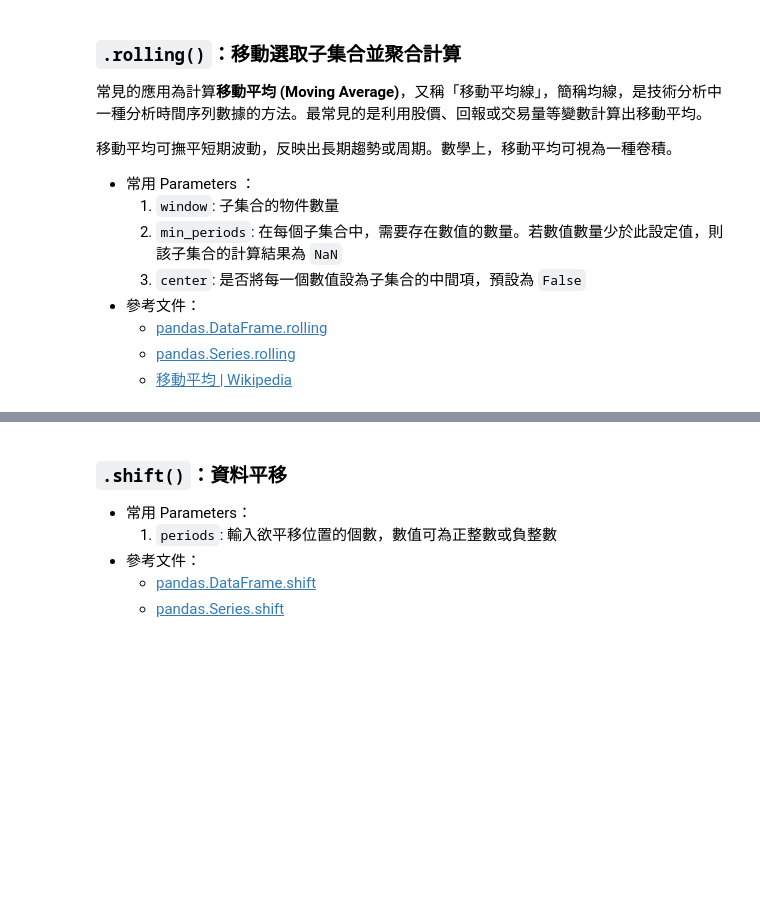
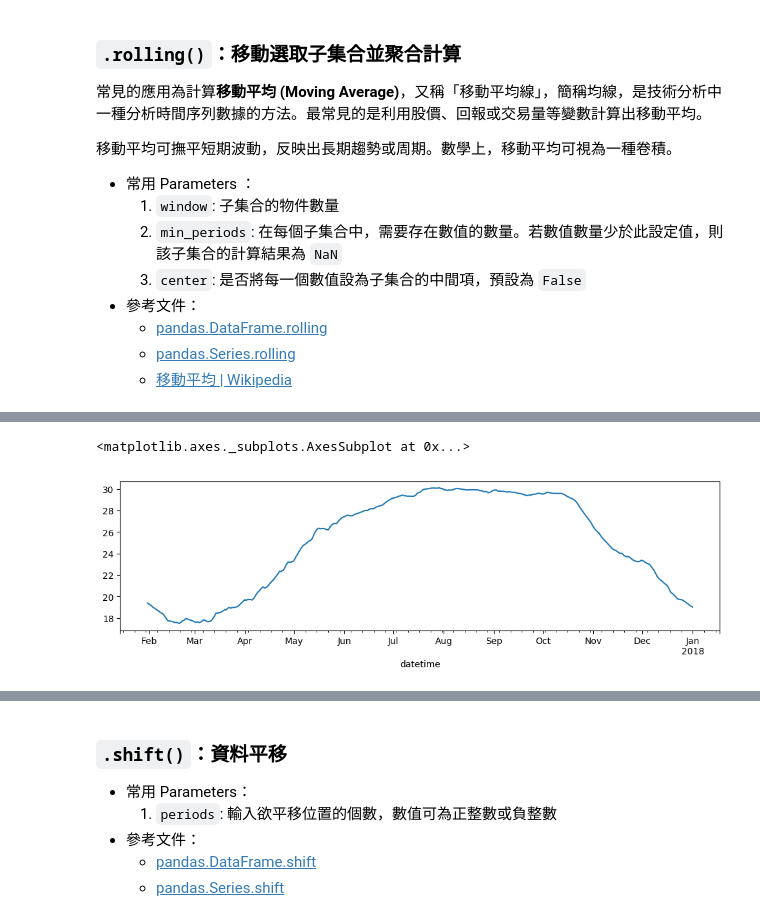
Before and after one commit to VioletVivirand/pandas-tutorial, a Jupyter notebook: Tutorials/Chapter 9 - Feature Engineering.ipynb, the cells around one changed output, grey strips where cells are left out. Drawn from its saved outputs; the diff is of its cells as text; code cells hidden in the pictures; blank space fills up the shorter version.

```diff
--- a/Tutorials/Chapter 9 - Feature Engineering.ipynb
+++ b/Tutorials/Chapter 9 - Feature Engineering.ipynb
@@ -201,0 +198,7 @@ Name: AMB_TEMP, Length: 745, dtype: float64
+# %%
+# 移動平均有「濾波」的效果，可以讓曲線較平滑，並過濾掉突波
+# 以下示範以一個月的資料作為子集合並計算移動平均
+df['AMB_TEMP'].fillna(method='bfill').rolling(720).mean().plot()
+# %% [output]
+<matplotlib.axes._subplots.AxesSubplot at 0x...>
+[figure, added]
```
Also changed, not shown: parts of 3 cells of this notebook.
